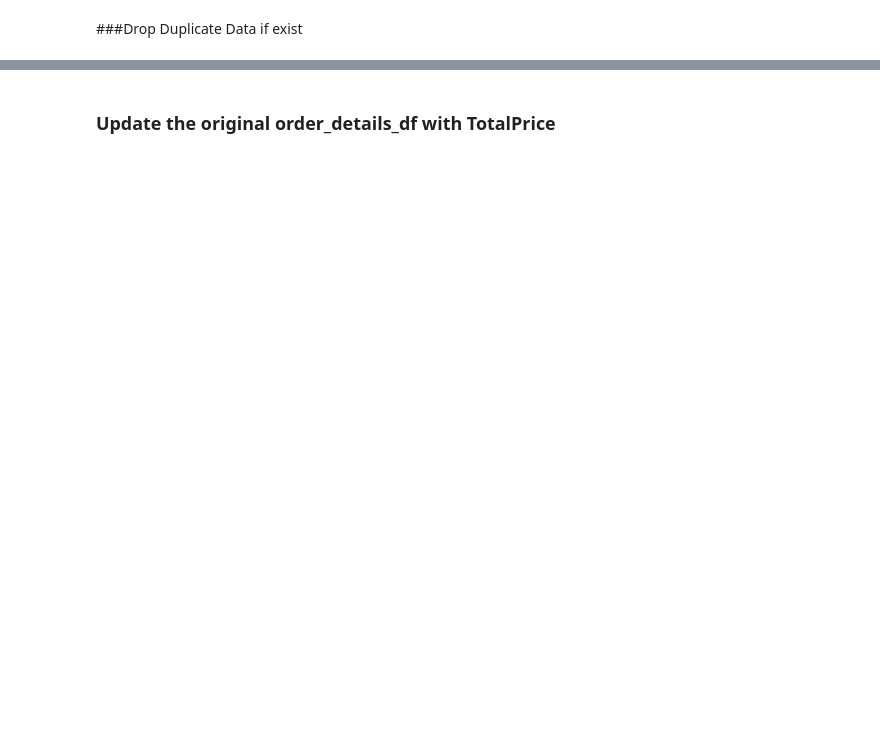
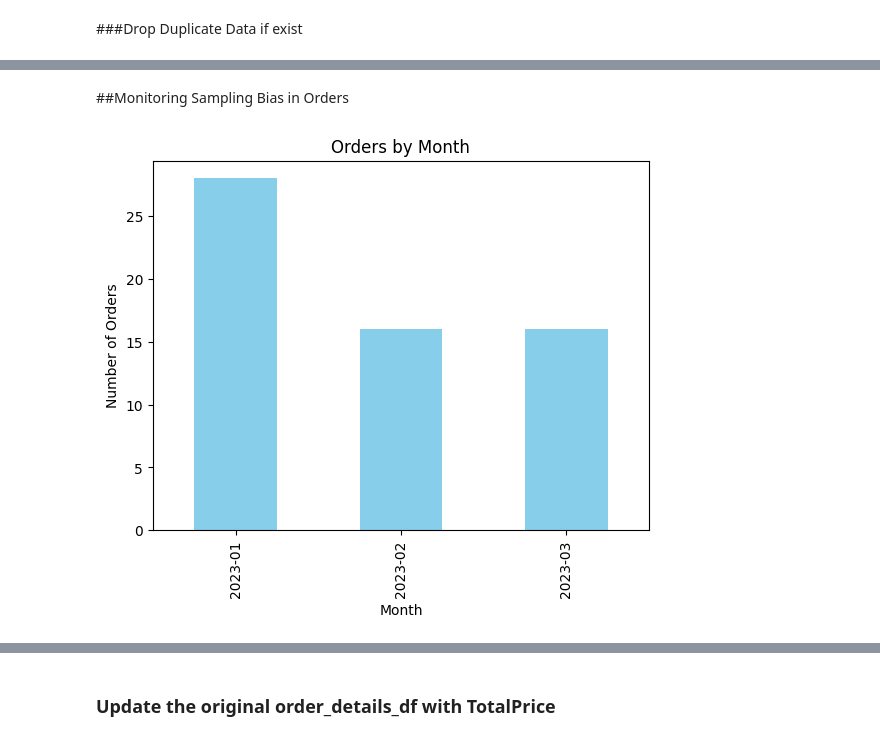
Before and after one commit to zongming03/Feature-Engineering, a Jupyter notebook: IndividualAssignment_WIE3007.ipynb, the cells around one changed output, grey strips where cells are left out. Saved outputs shown, nothing was run; the diff lists cells and outputs as text; code cells hidden in the pictures; blank space fills up the shorter version.

```diff
--- a/IndividualAssignment_WIE3007.ipynb
+++ b/IndividualAssignment_WIE3007.ipynb
@@ -349,0 +289,14 @@ google.auth.exceptions.RefreshError: ("Failed to retrieve http://metadata.google
+# %%
+print("\n--- Orders Table Validation ---")
+
+# Check if orderDate and shipDate are valid dates
+orders_df['IsOrderDateValid'] = orders_df['OrderDate'].apply(is_valid_date)
+orders_df['IsShipDateValid'] = orders_df['ShipDate'].apply(is_valid_date)
+
+invalid_order_dates = orders_df[~orders_df['IsOrderDateValid']]
+invalid_ship_dates = orders_df[~orders_df['IsShipDateValid']]
+
+print(f"Invalid orderDates ({len(invalid_order_dates)}):")
+print(invalid_order_dates[['OrderDate']])
+print(f"\nInvalid shipDates ({len(invalid_ship_dates)}):")
+print(invalid_ship_dates[['ShipDate']])
@@ -349,0 +314,15 @@ google.auth.exceptions.RefreshError: ("Failed to retrieve http://metadata.google
+# %% [markdown]
+##Monitoring Sampling Bias in Orders
+# %%
+# 1. Analyze Orders by Time
+if 'OrderDate' in orders_df.columns:
+    orders_df['OrderDate'] = pd.to_datetime(orders_df['OrderDate'], errors='coerce')
+    orders_df['Month'] = orders_df['OrderDate'].dt.to_period('M')
+
+    # Distribution of Orders by Month
+    order_by_month = orders_df['Month'].value_counts().sort_index()
+    order_by_month.plot(kind='bar', title='Orders by Month', color='skyblue')
+    plt.ylabel('Number of Orders')
+    plt.show()
+# %% [output]
+[figure, added]
```
Also changed, not shown: parts of 33 cells of this notebook.
